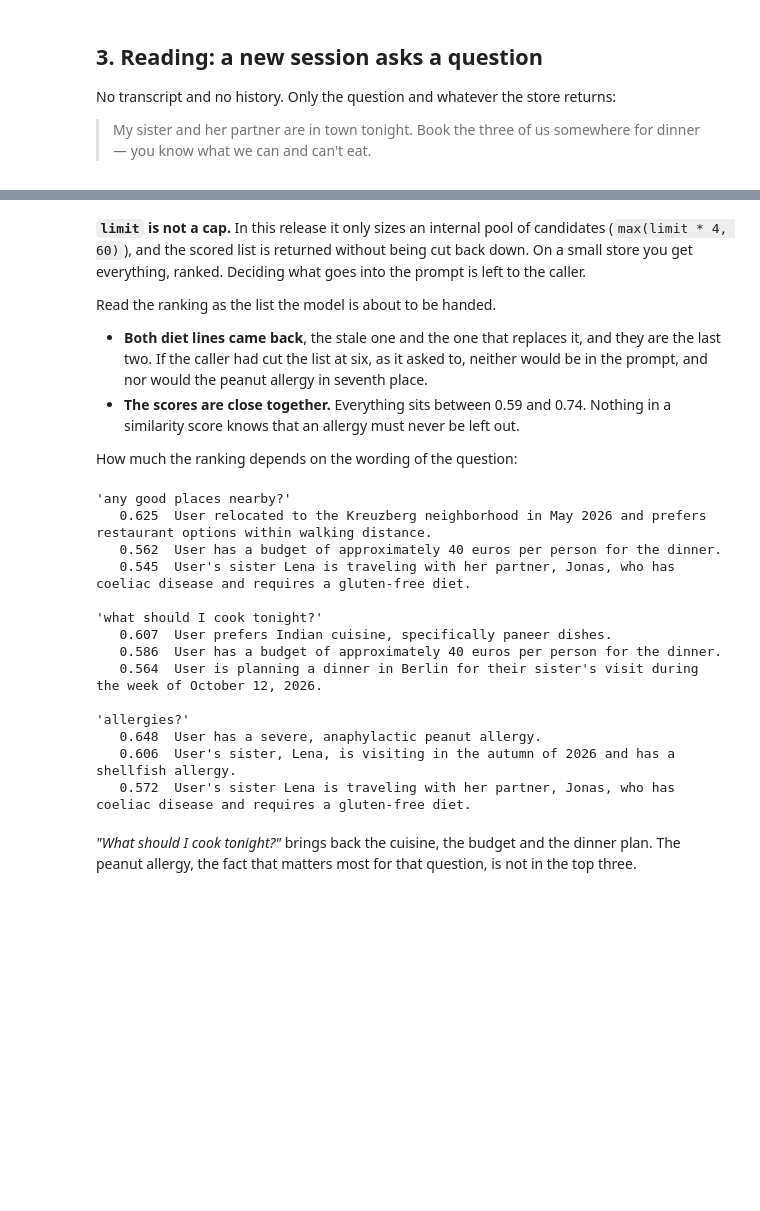
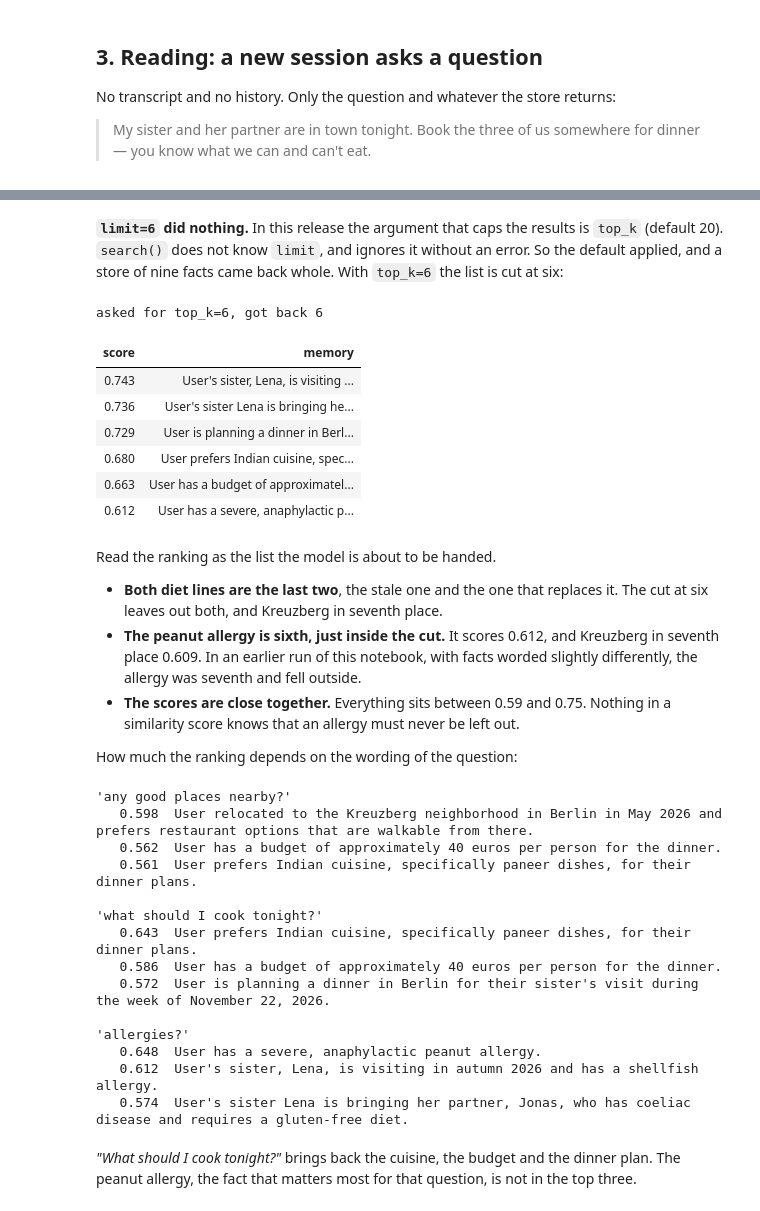
Before and after one commit to anton-dergunov/agent-memory-eval, a Jupyter notebook: notebooks/02-mem0.ipynb, the cells around one changed output, grey strips where cells are left out. Saved outputs shown, nothing was run; the diff lists cells and outputs as text; code cells hidden in the pictures; blank space fills up the shorter version.

```diff
--- a/notebooks/02-mem0.ipynb
+++ b/notebooks/02-mem0.ipynb
@@ -486,40 +581,54 @@ asked for limit=6, got back 9
+# %% [markdown]
+**`limit=6` did nothing.** In this release the argument that caps the results
+is `top_k` (default 20). `search()` does not know `limit`, and ignores it
+without an error. So the default applied, and a store of nine facts came back
+whole. With `top_k=6` the list is cut at six:
+# %%
+top_six = memory.search(QUESTION, filters={"user_id": USER}, top_k=6)["results"]
+print(f"asked for top_k=6, got back {len(top_six)}")
+table(pd.DataFrame(top_six)[["score", "memory"]].round(3))
+# %% [output]
+asked for top_k=6, got back 6
+| score | memory |
+| 0.743 | User's sister, Lena, is visiting ... |
+| 0.736 | User's sister Lena is bringing he... |
+| 0.729 | User is planning a dinner in Berl... |
+| 0.680 | User prefers Indian cuisine, spec... |
+| 0.663 | User has a budget of approximatel... |
+| 0.612 | User has a severe, anaphylactic p... |
 # %% [markdown]
-**`limit` is not a cap.** In this release it only sizes an internal pool of
-candidates (`max(limit * 4, 60)`), and the scored list is returned without
-being cut back down. On a small store you get everything, ranked. Deciding
-what goes into the prompt is left to the caller.
-
 Read the ranking as the list the model is about to be handed.
 
-- **Both diet lines came back**, the stale one and the one that replaces it,
-  and they are the last two. If the caller had cut the list at six, as it
-  asked to, neither would be in the prompt, and nor would the peanut allergy
-  in seventh place.
-- **The scores are close together.** Everything sits between 0.59 and 0.74.
+- **Both diet lines are the last two**, the stale one and the one that
+  replaces it. The cut at six leaves out both, and Kreuzberg in seventh place.
+- **The peanut allergy is sixth, just inside the cut.** It scores 0.612, and
+  Kreuzberg in seventh place 0.609. In an earlier run of this notebook, with
+  facts worded slightly differently, the allergy was seventh and fell outside.
+- **The scores are close together.** Everything sits between 0.59 and 0.75.
   Nothing in a similarity score knows that an allergy must never be left out.
 
 How much the ranking depends on the wording of the question:
 # %%
 for probe in ["any good places nearby?", "what should I cook tonight?", "allergies?"]:
-    found = memory.search(probe, filters={"user_id": USER}, limit=3)["results"]
+    found = memory.search(probe, filters={"user_id": USER}, top_k=3)["results"]
     print(f"\n{probe!r}")
-    for hit in found[:3]:
+    for hit in found:
         print(f"   {hit['score']:.3f}  {hit['memory']}")
 # %% [output]
 'any good places nearby?'
-   0.625  User relocated to the Kreuzberg neighborhood in May 2026 and prefers restaurant options within walking distance.
+   0.598  User relocated to the Kreuzberg neighborhood in Berlin in May 2026 and prefers restaurant options that are walkable from there.
    0.562  User has a budget of approximately 40 euros per person for the dinner.
-   0.545  User's sister Lena is traveling with her partner, Jonas, who has coeliac disease and requires a gluten-free diet.
+   0.561  User prefers Indian cuisine, specifically paneer dishes, for their dinner plans.
 
 'what should I cook tonight?'
-   0.607  User prefers Indian cuisine, specifically paneer dishes.
+   0.643  User prefers Indian cuisine, specifically paneer dishes, for their dinner plans.
    0.586  User has a budget of approximately 40 euros per person for the dinner.
-   0.564  User is planning a dinner in Berlin for their sister's visit during the week of October 12, 2026.
+   0.572  User is planning a dinner in Berlin for their sister's visit during the week of November 22, 2026.
 
 'allergies?'
    0.648  User has a severe, anaphylactic peanut allergy.
-   0.606  User's sister, Lena, is visiting in the autumn of 2026 and has a shellfish allergy.
-   0.572  User's sister Lena is traveling with her partner, Jonas, who has coeliac disease and requires a gluten-free diet.
+   0.612  User's sister, Lena, is visiting in autumn 2026 and has a shellfish allergy.
+   0.574  User's sister Lena is bringing her partner, Jonas, who has coeliac disease and requires a gluten-free diet.
 # %% [markdown]
 *"What should I cook tonight?"* brings back the cuisine, the budget and the
 dinner plan. The peanut allergy, the fact that matters most for that question,
```
Also changed, not shown: parts of 26 cells of this notebook, 34 other files.
